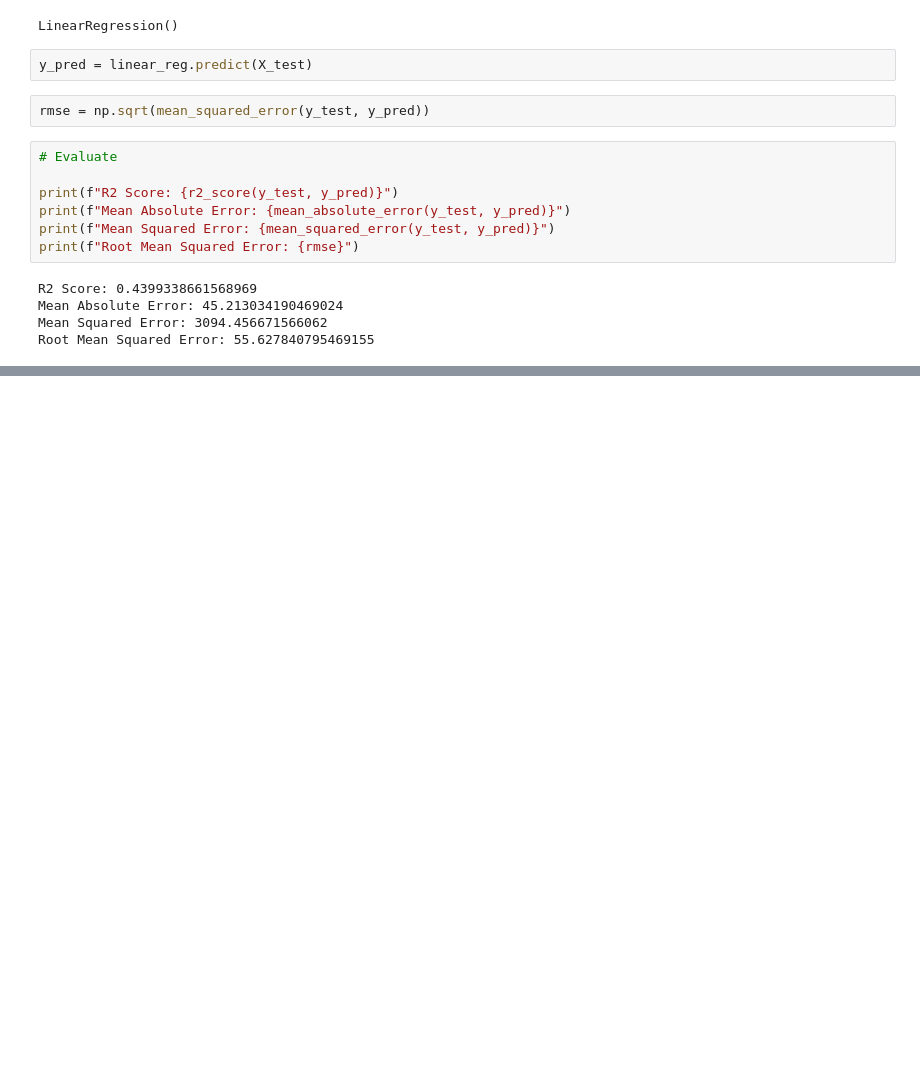
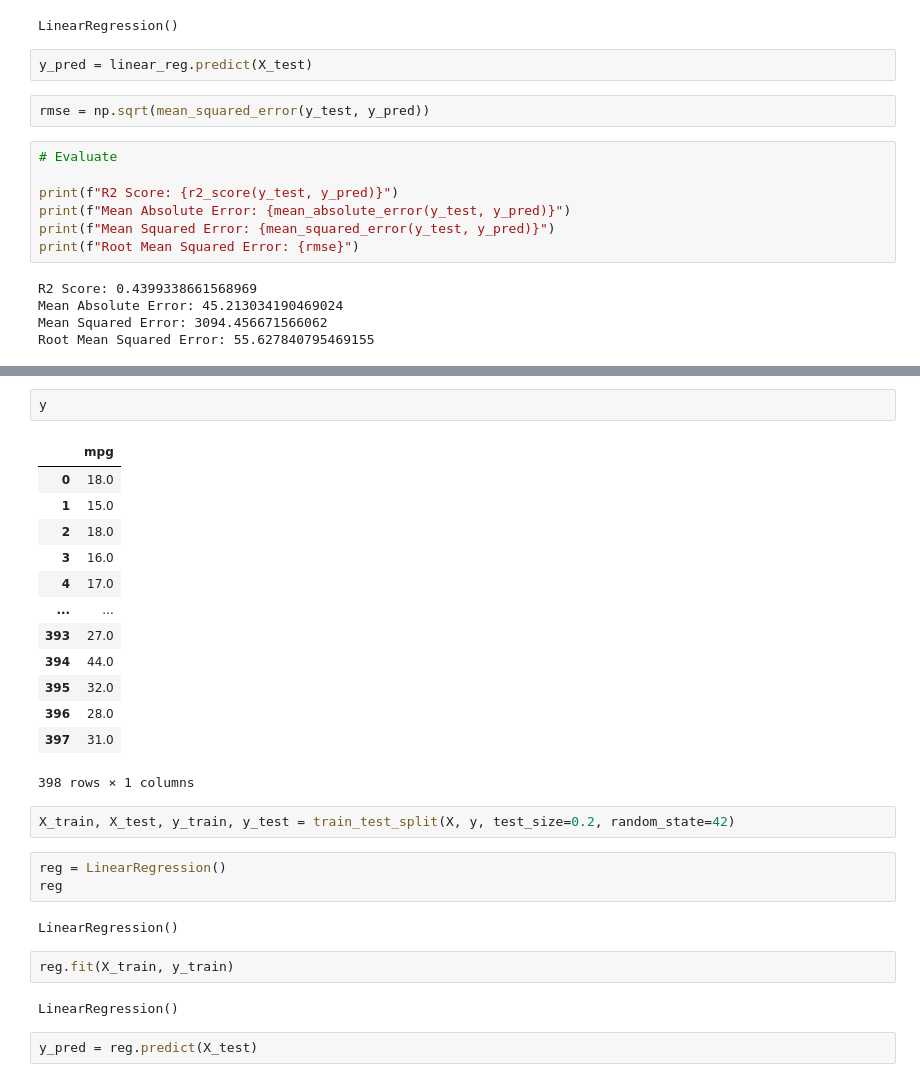
Before and after one commit to ydv-prince/ML-Practicals, a Jupyter notebook: workshop/regression.ipynb, the cells around one changed output, grey strips where cells are left out. Drawn from its saved outputs; the diff is of its cells as text; blank space fills up the shorter version.

```diff
--- a/workshop/regression.ipynb
+++ b/workshop/regression.ipynb
@@ -134,0 +236,29 @@ Root Mean Squared Error: 55.627840795469155
+# %%
+y
+# %% [output]
+|  | mpg |
+| 0 | 18.0 |
+| 1 | 15.0 |
+| 2 | 18.0 |
+| 3 | 16.0 |
+| 4 | 17.0 |
+| ... | ... |
+| 393 | 27.0 |
+| 394 | 44.0 |
+| 395 | 32.0 |
+| 396 | 28.0 |
+| 397 | 31.0 |
+398 rows × 1 columns
+# %%
+X_train, X_test, y_train, y_test = train_test_split(X, y, test_size=0.2, random_state=42)
+# %%
+reg = LinearRegression()
+reg
+# %% [output]
+LinearRegression()
+# %%
+reg.fit(X_train, y_train)
+# %% [output]
+LinearRegression()
+# %%
+y_pred = reg.predict(X_test)
```
Also changed, not shown: parts of 9 cells of this notebook.
